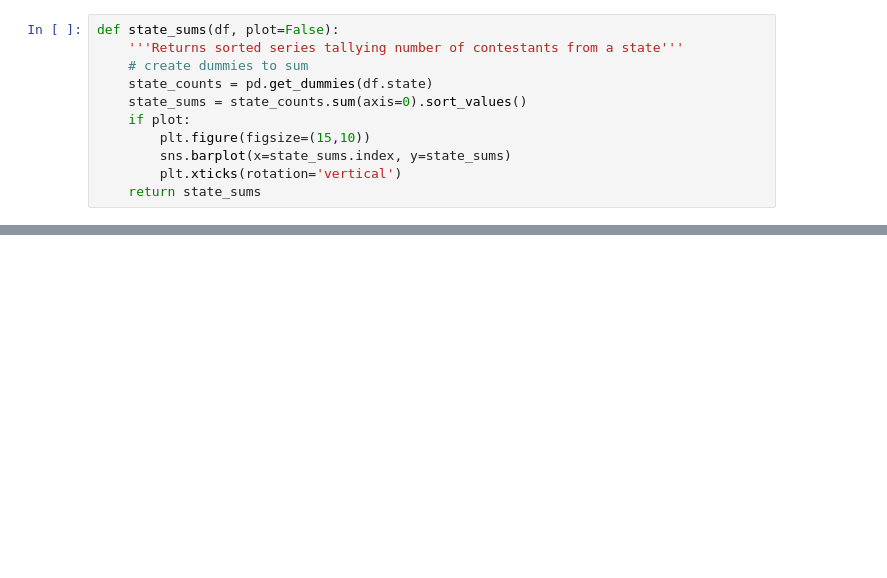
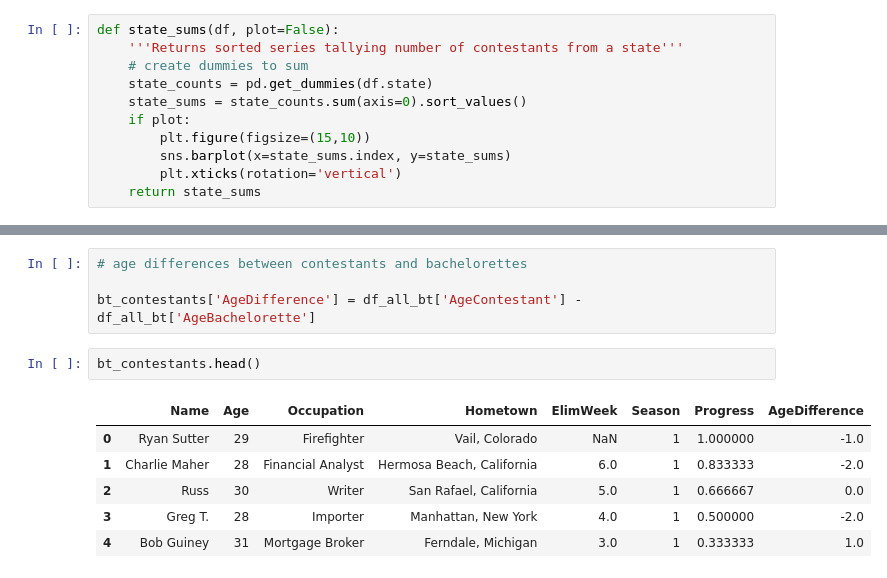
Before and after one commit to lindyc12/Bachelor_analysis, a Jupyter notebook: analysis.ipynb, the cells around one changed output, grey strips where cells are left out. Drawn from its saved outputs; the diff is of its cells as text; blank space fills up the shorter version.

```diff
--- a/analysis.ipynb
+++ b/analysis.ipynb
@@ -125,0 +199,13 @@ iplot(figure)
+# %%
+# age differences between contestants and bachelorettes
+
+bt_contestants['AgeDifference'] = df_all_bt['AgeContestant'] - df_all_bt['AgeBachelorette']
+# %%
+bt_contestants.head()
+# %% [output]
+|  | Name | Age | Occupation | Hometown | ElimWeek | Season | Progress | AgeDifference |
+| 0 | Ryan Sutter | 29 | Firefighter | Vail, Colorado | NaN | 1 | 1.000000 | -1.0 |
+| 1 | Charlie Maher | 28 | Financial Analyst | Hermosa Beach, California | 6.0 | 1 | 0.833333 | -2.0 |
+| 2 | Russ | 30 | Writer | San Rafael, California | 5.0 | 1 | 0.666667 | 0.0 |
+| 3 | Greg T. | 28 | Importer | Manhattan, New York | 4.0 | 1 | 0.500000 | -2.0 |
+| 4 | Bob Guiney | 31 | Mortgage Broker | Ferndale, Michigan | 3.0 | 1 | 0.333333 | 1.0 |
```
Also changed, not shown: parts of 16 cells of this notebook.
